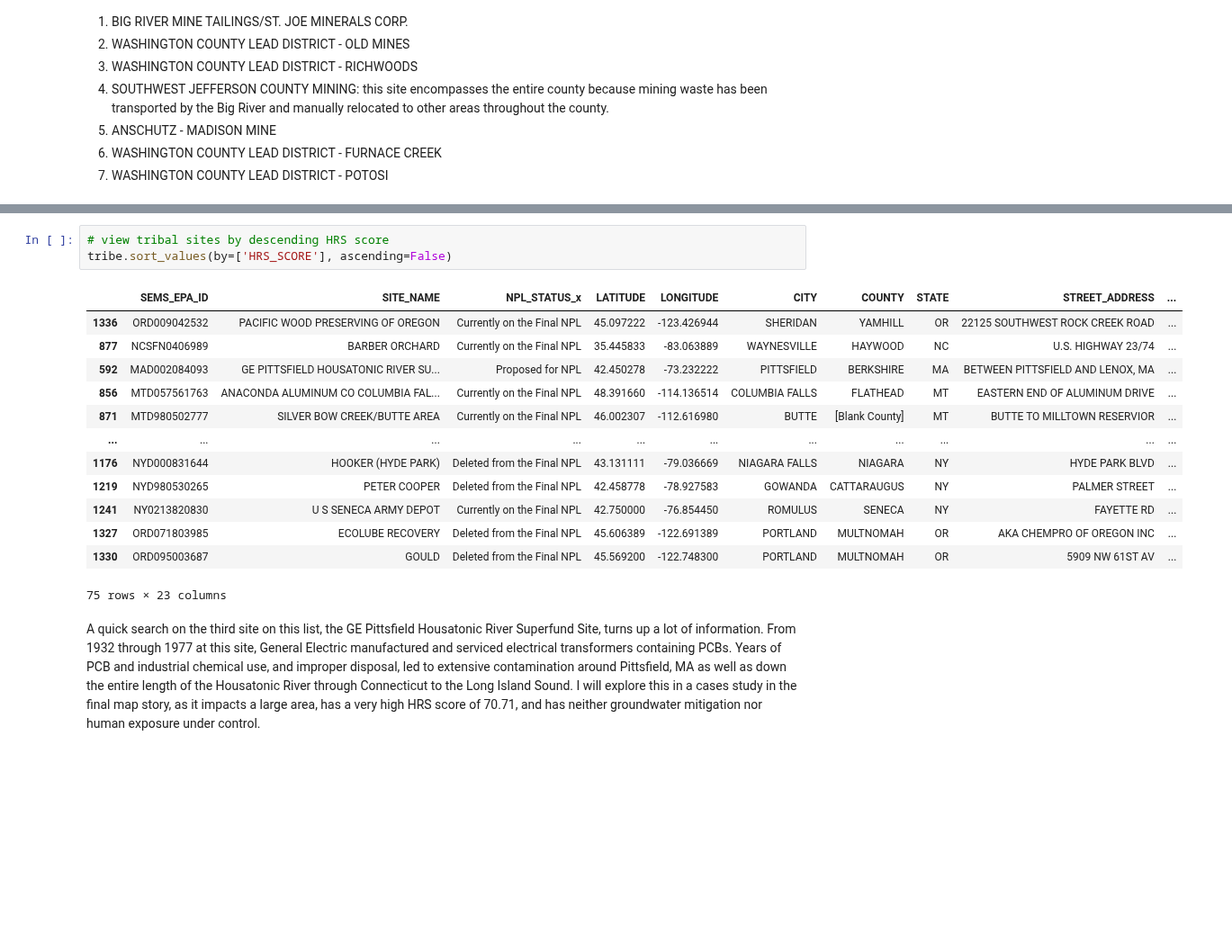
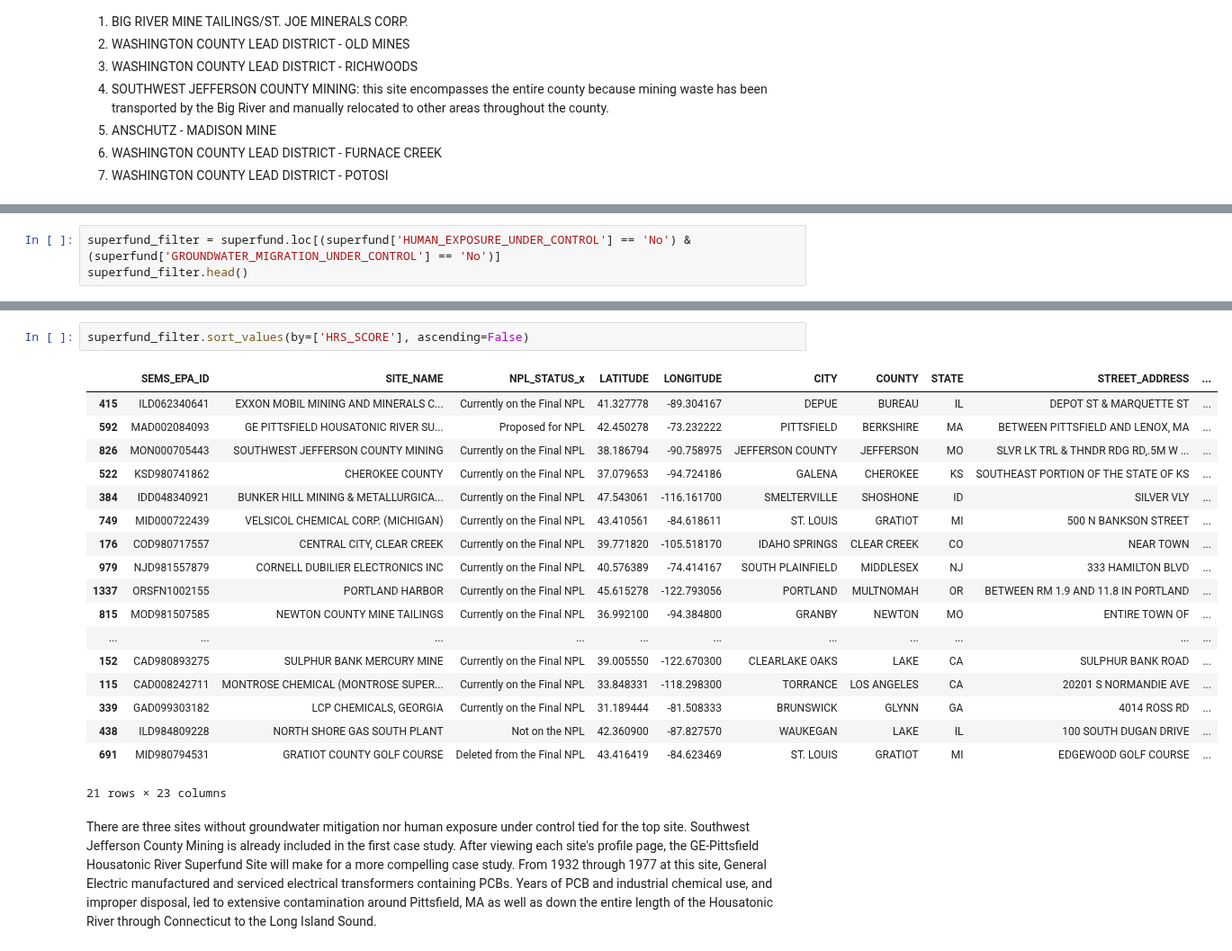
Before and after one commit to EileenGrady/us-industrial-pollution, a Jupyter notebook: notebooks/explore-superfund-site-data.ipynb, the cells around one changed output, grey strips where cells are left out. Shown at 90% size. Saved outputs shown, nothing was run; the diff lists cells and outputs as text; blank space fills up the shorter version.

Commit message:
delete old files, edit README, clean notebooks

```diff
--- a/notebooks/explore-superfund-site-data.ipynb
+++ b/notebooks/explore-superfund-site-data.ipynb
@@ -200,0 +152,3 @@ But out of all the sites in the US, any HRS score above 50 puts the site in the
+# %%
+superfund_filter = superfund.loc[(superfund['HUMAN_EXPOSURE_UNDER_CONTROL'] == 'No') & (superfund['GROUNDWATER_MIGRATION_UNDER_CONTROL'] == 'No')]
+superfund_filter.head()
@@ -201,19 +163,23 @@ But out of all the sites in the US, any HRS score above 50 puts the site in the
 # %%
-# view tribal sites by descending HRS score
-tribe.sort_values(by=['HRS_SCORE'], ascending=False)
+superfund_filter.sort_values(by=['HRS_SCORE'], ascending=False)
 # %% [output]
 |  | SEMS_EPA_ID | SITE_NAME | NPL_STATUS_x | LATITUDE | LONGITUDE | CITY | COUNTY | STATE | STREET_ADDRESS | ... |
-| 1336 | ORD009042532 | PACIFIC WOOD PRESERVING OF OREGON | Currently on the Final NPL | 45.097222 | -123.426944 | SHERIDAN | YAMHILL | OR | 22125 SOUTHWEST ROCK CREEK ROAD | ... |
-| 877 | NCSFN0406989 | BARBER ORCHARD | Currently on the Final NPL | 35.445833 | -83.063889 | WAYNESVILLE | HAYWOOD | NC | U.S. HIGHWAY 23/74 | ... |
+| 415 | ILD062340641 | EXXON MOBIL MINING AND MINERALS C... | Currently on the Final NPL | 41.327778 | -89.304167 | DEPUE | BUREAU | IL | DEPOT ST & MARQUETTE ST | ... |
 | 592 | MAD002084093 | GE PITTSFIELD HOUSATONIC RIVER SU... | Proposed for NPL | 42.450278 | -73.232222 | PITTSFIELD | BERKSHIRE | MA | BETWEEN PITTSFIELD AND LENOX, MA | ... |
-| 856 | MTD057561763 | ANACONDA ALUMINUM CO COLUMBIA FAL... | Currently on the Final NPL | 48.391660 | -114.136514 | COLUMBIA FALLS | FLATHEAD | MT | EASTERN END OF ALUMINUM DRIVE | ... |
-| 871 | MTD980502777 | SILVER BOW CREEK/BUTTE AREA | Currently on the Final NPL | 46.002307 | -112.616980 | BUTTE | [Blank County] | MT | BUTTE TO MILLTOWN RESERVIOR | ... |
+| 826 | MON000705443 | SOUTHWEST JEFFERSON COUNTY MINING | Currently on the Final NPL | 38.186794 | -90.758975 | JEFFERSON COUNTY | JEFFERSON | MO | SLVR LK TRL & THNDR RDG RD,.5M W ... | ... |
+| 522 | KSD980741862 | CHEROKEE COUNTY | Currently on the Final NPL | 37.079653 | -94.724186 | GALENA | CHEROKEE | KS | SOUTHEAST PORTION OF THE STATE OF KS | ... |
+| 384 | IDD048340921 | BUNKER HILL MINING & METALLURGICA... | Currently on the Final NPL | 47.543061 | -116.161700 | SMELTERVILLE | SHOSHONE | ID | SILVER VLY | ... |
+| 749 | MID000722439 | VELSICOL CHEMICAL CORP. (MICHIGAN) | Currently on the Final NPL | 43.410561 | -84.618611 | ST. LOUIS | GRATIOT | MI | 500 N BANKSON STREET | ... |
+| 176 | COD980717557 | CENTRAL CITY, CLEAR CREEK | Currently on the Final NPL | 39.771820 | -105.518170 | IDAHO SPRINGS | CLEAR CREEK | CO | NEAR TOWN | ... |
+| 979 | NJD981557879 | CORNELL DUBILIER ELECTRONICS INC | Currently on the Final NPL | 40.576389 | -74.414167 | SOUTH PLAINFIELD | MIDDLESEX | NJ | 333 HAMILTON BLVD | ... |
+| 1337 | ORSFN1002155 | PORTLAND HARBOR | Currently on the Final NPL | 45.615278 | -122.793056 | PORTLAND | MULTNOMAH | OR | BETWEEN RM 1.9 AND 11.8 IN PORTLAND | ... |
+| 815 | MOD981507585 | NEWTON COUNTY MINE TAILINGS | Currently on the Final NPL | 36.992100 | -94.384800 | GRANBY | NEWTON | MO | ENTIRE TOWN OF | ... |
 | ... | ... | ... | ... | ... | ... | ... | ... | ... | ... | ... |
-| 1176 | NYD000831644 | HOOKER (HYDE PARK) | Deleted from the Final NPL | 43.131111 | -79.036669 | NIAGARA FALLS | NIAGARA | NY | HYDE PARK BLVD | ... |
-| 1219 | NYD980530265 | PETER COOPER | Deleted from the Final NPL | 42.458778 | -78.927583 | GOWANDA | CATTARAUGUS | NY | PALMER STREET | ... |
-| 1241 | NY0213820830 | U S SENECA ARMY DEPOT | Currently on the Final NPL | 42.750000 | -76.854450 | ROMULUS | SENECA | NY | FAYETTE RD | ... |
-| 1327 | ORD071803985 | ECOLUBE RECOVERY | Deleted from the Final NPL | 45.606389 | -122.691389 | PORTLAND | MULTNOMAH | OR | AKA CHEMPRO OF OREGON INC | ... |
-| 1330 | ORD095003687 | GOULD | Deleted from the Final NPL | 45.569200 | -122.748300 | PORTLAND | MULTNOMAH | OR | 5909 NW 61ST AV | ... |
+| 152 | CAD980893275 | SULPHUR BANK MERCURY MINE | Currently on the Final NPL | 39.005550 | -122.670300 | CLEARLAKE OAKS | LAKE | CA | SULPHUR BANK ROAD | ... |
+| 115 | CAD008242711 | MONTROSE CHEMICAL (MONTROSE SUPER... | Currently on the Final NPL | 33.848331 | -118.298300 | TORRANCE | LOS ANGELES | CA | 20201 S NORMANDIE AVE | ... |
+| 339 | GAD099303182 | LCP CHEMICALS, GEORGIA | Currently on the Final NPL | 31.189444 | -81.508333 | BRUNSWICK | GLYNN | GA | 4014 ROSS RD | ... |
+| 438 | ILD984809228 | NORTH SHORE GAS SOUTH PLANT | Not on the NPL | 42.360900 | -87.827570 | WAUKEGAN | LAKE | IL | 100 SOUTH DUGAN DRIVE | ... |
+| 691 | MID980794531 | GRATIOT COUNTY GOLF COURSE | Deleted from the Final NPL | 43.416419 | -84.623469 | ST. LOUIS | GRATIOT | MI | EDGEWOOD GOLF COURSE | ... |
-75 rows × 23 columns
+21 rows × 23 columns
 # %% [markdown]
-A quick search on the third site on this list, the GE Pittsfield Housatonic River Superfund Site, turns up a lot of information. From 1932 through 1977 at this site, General Electric manufactured and serviced electrical transformers containing PCBs. Years of PCB and industrial chemical use, and improper disposal, led to extensive contamination around Pittsfield, MA as well as down the entire length of the Housatonic River through Connecticut to the Long Island Sound. I will explore this in a cases study in the final map story, as it impacts a large area, has a very high HRS score of 70.71, and has neither groundwater mitigation nor human exposure under control.
+There are three sites without groundwater mitigation nor human exposure under control tied for the top site. Southwest Jefferson County Mining is already included in the first case study. After viewing each site's profile page, the GE-Pittsfield Housatonic River Superfund Site will make for a more compelling case study. From 1932 through 1977 at this site, General Electric manufactured and serviced electrical transformers containing PCBs. Years of PCB and industrial chemical use, and improper disposal, led to extensive contamination around Pittsfield, MA as well as down the entire length of the Housatonic River through Connecticut to the Long Island Sound.
```
Also changed, not shown: parts of 12 cells of this notebook, 41 other files.
